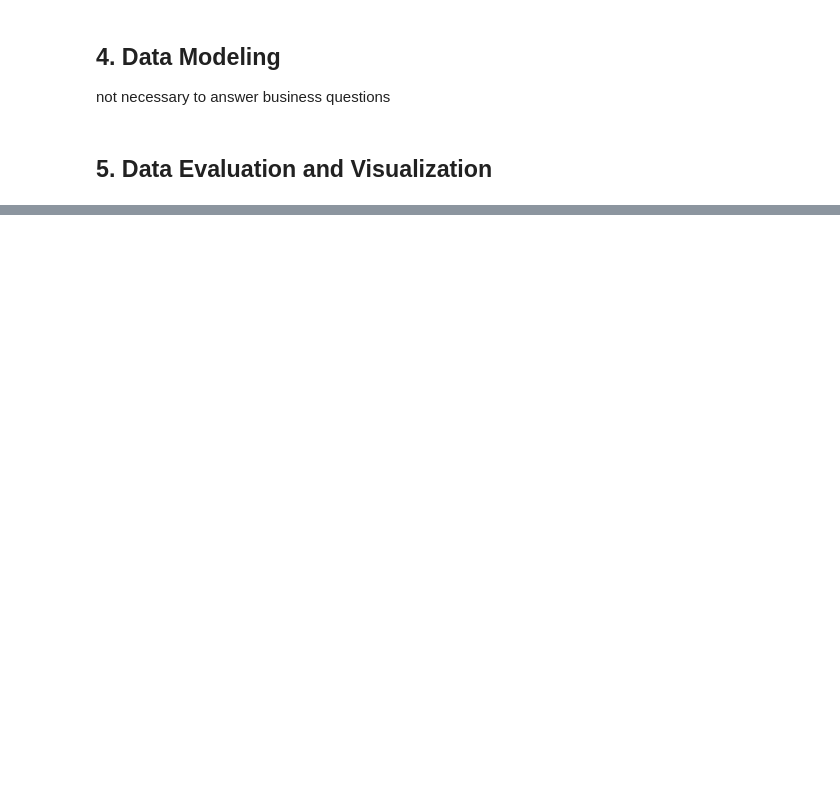
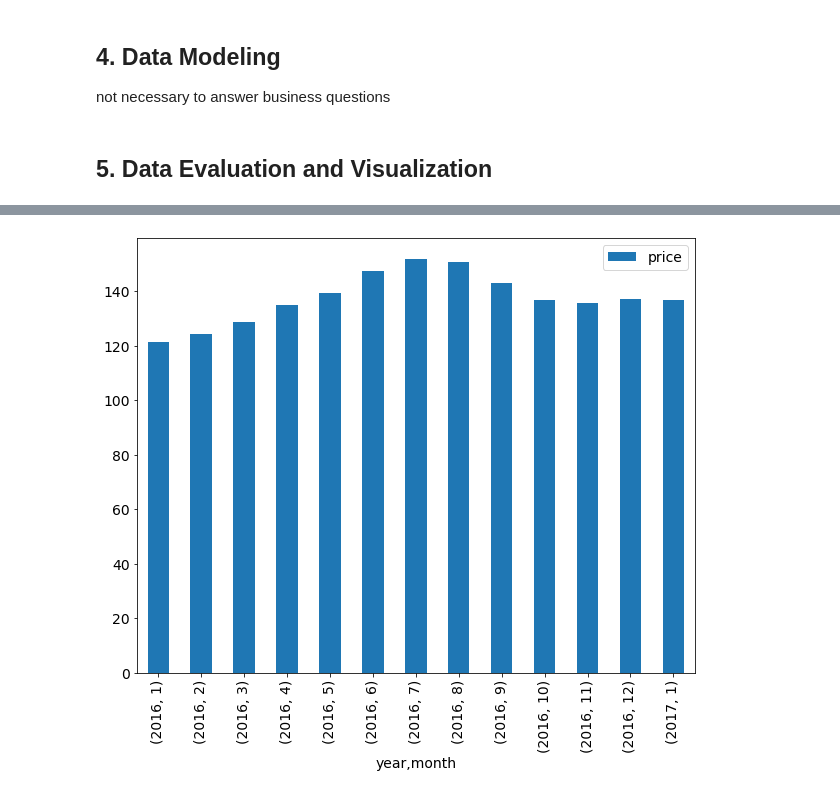
Before and after one commit to dagrubi/DataScience_AirBnBSeattle, a Jupyter notebook: analyse_data.ipynb, the cells around one changed output, grey strips where cells are left out. Saved outputs shown, nothing was run; the diff lists cells and outputs as text; code cells hidden in the pictures; blank space fills up the shorter version.

```diff
--- a/analyse_data.ipynb
+++ b/analyse_data.ipynb
@@ -181,6 +171,7 @@ df_cal['price'] = df_cal['price'].astype(float)
 df_cal['year'] = pd.DatetimeIndex(df_cal['date']).year
 df_cal['day'] = pd.DatetimeIndex(df_cal['date']).day
 df_cal['month'] = pd.DatetimeIndex(df_cal['date']).month
-df_cal['week'] = pd.DatetimeIndex(df_cal['date']).week
+df_cal['week'] = pd.Int64Index(pd.DatetimeIndex(df_cal['date']).isocalendar().week)
 df_cal['date'] = pd.to_datetime(df_cal['date'])
+print(df_cal)
 # %% [output]
@@ -191,7 +195,7 @@ print(df_cal['available'].value_counts())
 print(np.sum(df_cal.price.isna()))
 
 # replace all na with 0
-df_cal['price'].fillna(0, inplace=True)
+#df_cal['price'].fillna(0, inplace=True)
 # %% [output]
 True     934542
 False    459028
@@ -321,0 +392,4 @@ a) Most booked neighborhood in Seattle
+# %%
+df_cal.groupby(['year','month'])[['price']].mean().plot(kind="bar");
+# %% [output]
+[figure, added]
```
Also changed, not shown: parts of 16 cells of this notebook.
